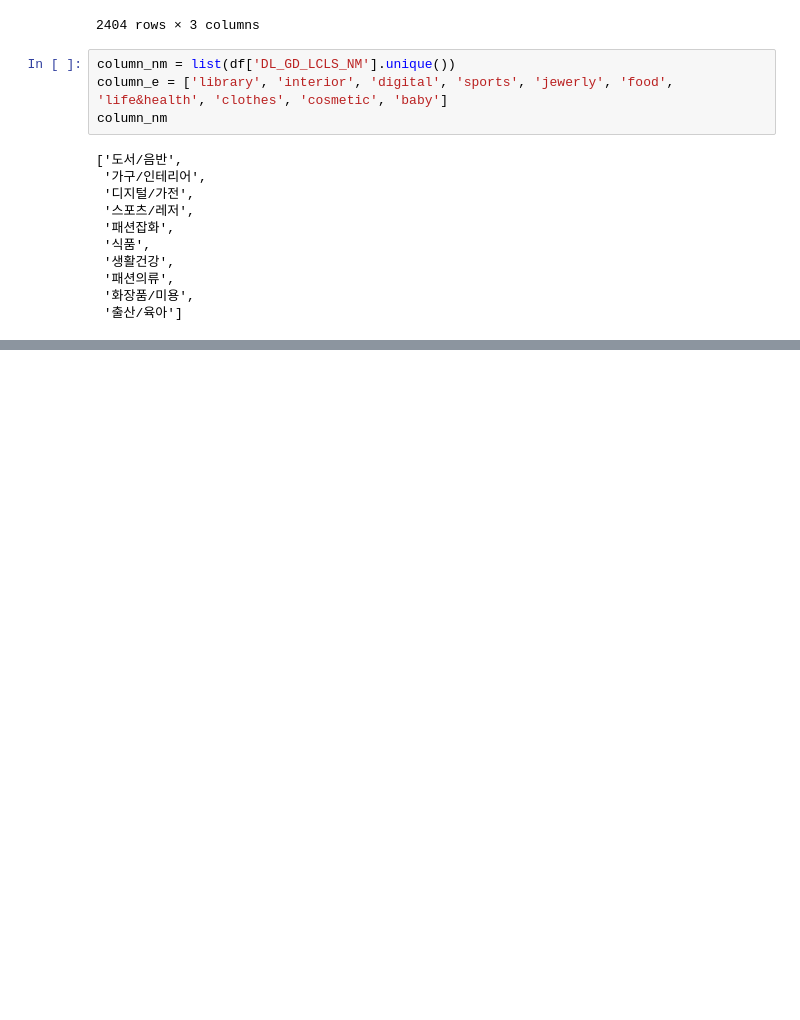
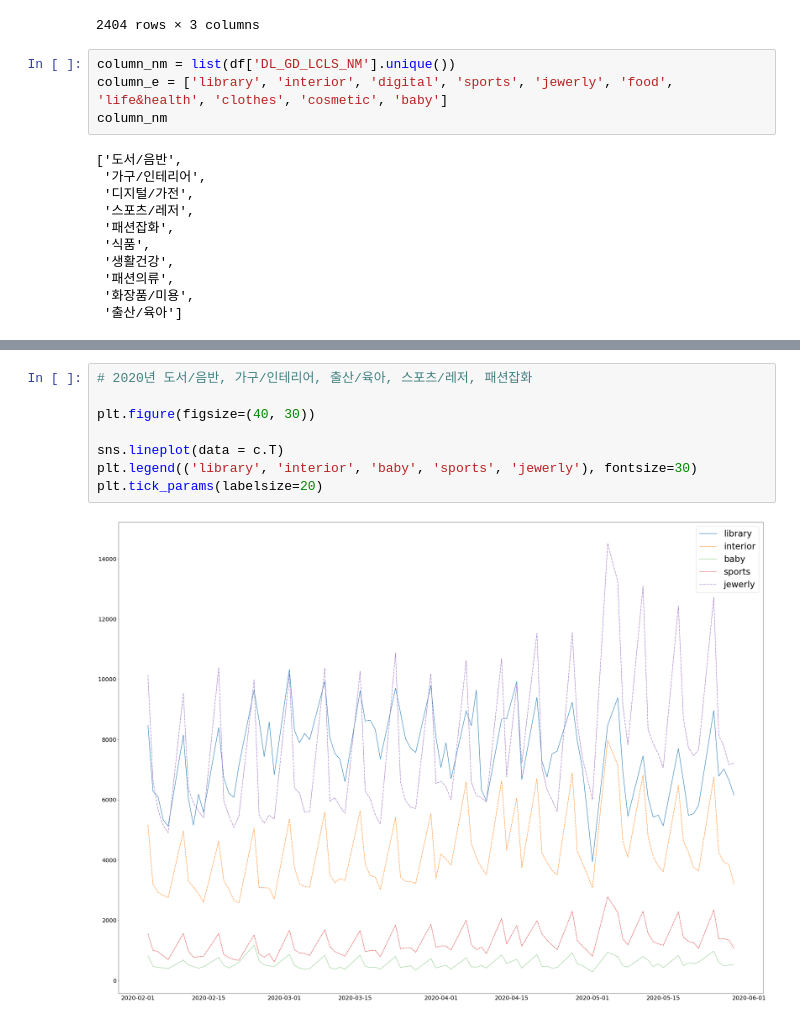
Before and after one commit to yoouza/bigcontest, a Jupyter notebook: visualizing/물류를확인해보자.ipynb, the cells around one changed output, grey strips where cells are left out. Cells and saved outputs as stored; diff of their text form; blank space fills up the shorter version.

```diff
--- a/visualizing/물류를확인해보자.ipynb
+++ b/visualizing/물류를확인해보자.ipynb
@@ -200,0 +204,10 @@ plt.show()
+# %%
+# 2020년 도서/음반, 가구/인테리어, 출산/육아, 스포츠/레저, 패션잡화
+
+plt.figure(figsize=(40, 30))
+
+sns.lineplot(data = c.T)
+plt.legend(('library', 'interior', 'baby', 'sports', 'jewerly'), fontsize=30)
+plt.tick_params(labelsize=20)
+# %% [output]
+[figure, added]
```
Also changed, not shown: parts of 18 cells of this notebook.
